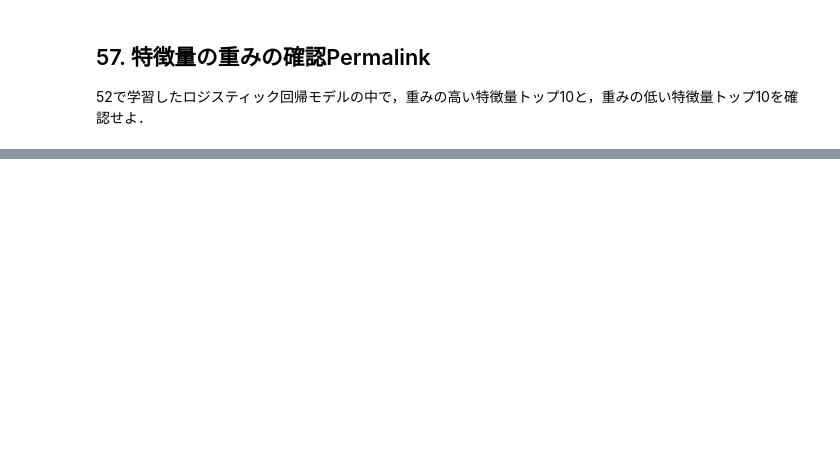
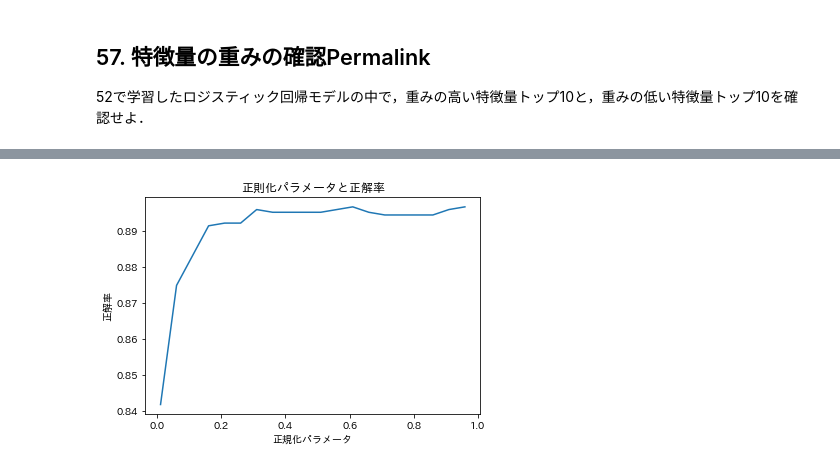
Before and after one commit to Akari000/nlp100, a Jupyter notebook: chapter2020_6/notebook/nlp51-59.pynlp.ipynb, the cells around one changed output, grey strips where cells are left out. Drawn from its saved outputs; the diff is of its cells as text; code cells hidden in the pictures; blank space fills up the shorter version.

```diff
--- a/chapter2020_6/notebook/nlp51-59.pynlp.ipynb
+++ b/chapter2020_6/notebook/nlp51-59.pynlp.ipynb
@@ -235,0 +262,26 @@ array([[-0.63990247, -0.55659616, -1.08942751, ..., -0.09404083,
+# %%
+from matplotlib import pyplot as plt
+import japanize_matplotlib
+x = []
+y = []
+Y_train = train['category'].map({'b': 0, 't': 1, 'e': 2, 'm': 3}) # クラスを定義
+Y_test = test['category'].map({'b': 0, 't': 1, 'e': 2, 'm': 3})
+params = [i / 100 for i in range(1, 100, 5)]
+for param in params:
+    # 学習
+    lr = LogisticRegression(class_weight='balanced', C=param) # ロジスティック回帰モデルのインスタンスを作成
+    lr.fit(X_train, Y_train) # ロジスティック回帰モデルの重みを学習
+    #  予測
+    X_test = test.tokens.progress_apply(bag_of_words)
+    Y_pred = lr.predict(X_test)
+
+    x.append(param)
+    y.append(accuracy(Y_pred, Y_test))
+
+plt.plot(x, y)
+plt.xlabel('正規化パラメータ')
+plt.ylabel('正解率')
+plt.title('正則化パラメータと正解率')
+plt.show()
+# %% [output]
+[figure, added]
```
Also changed, not shown: parts of 13 cells of this notebook.
